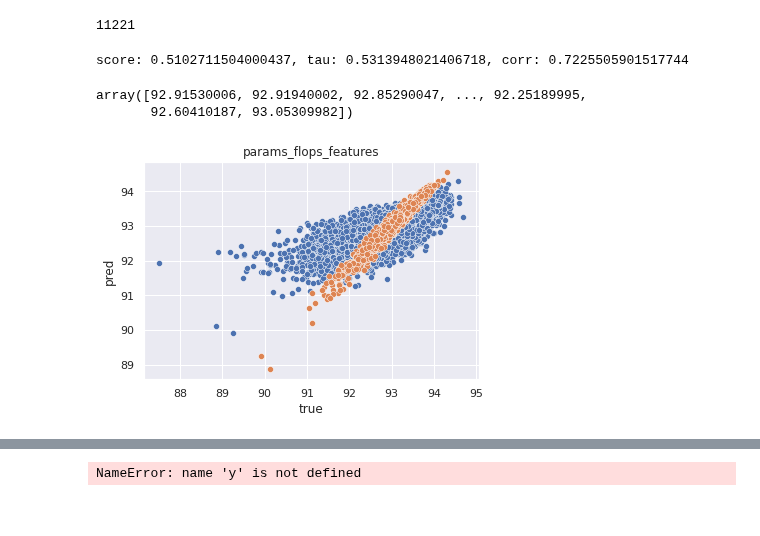
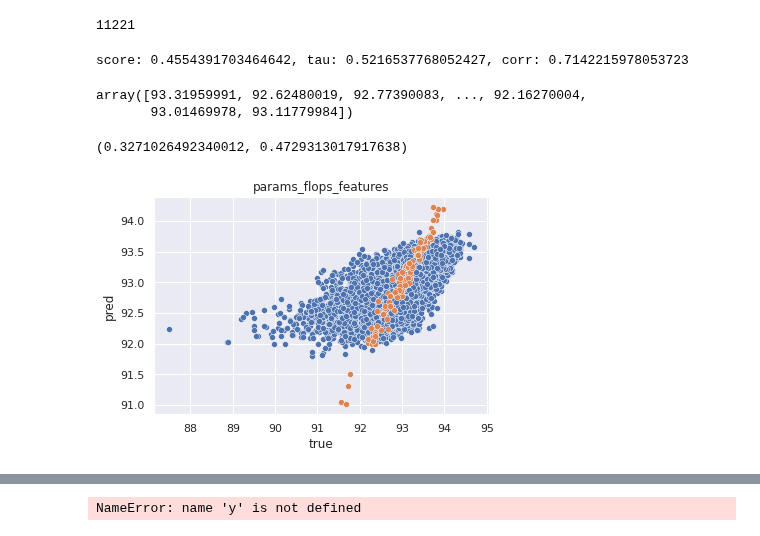
Before and after one commit to gabikadlecova/zc_combine, a Jupyter notebook: features/nb301.ipynb, the cells around one changed output, grey strips where cells are left out. Drawn from its saved outputs; the diff is of its cells as text; code cells hidden in the pictures.

```diff
--- a/features/nb301.ipynb
+++ b/features/nb301.ipynb
@@ -147,11 +130,11 @@ from sklearn.model_selection import train_test_split
 def get_splits(fd, fy, train_size=100, seed=42):
     return train_test_split(fd, fy, random_state=seed, train_size=train_size)
 
-def eval_rf(trx, tex, tryy, tey, n_times=1, random_state=43):
+def eval_rf(trx, tex, tryy, tey, n_times=1, random_state=43, **kwargs):
     res = {'score': [], 'tau': [], 'corr': []}
     rfs = []
     for i in range(n_times):
-        rf = RandomForestRegressor(random_state=random_state + i, n_estimators=100)
+        rf = RandomForestRegressor(random_state=random_state + i, **kwargs)
         rf.fit(trx, tryy)
         res['score'].append(rf.score(tex, tey))
 
@@ -207,15 +190,15 @@ len(data)
 # %% [output]
 11221
 # %%
-ts = 1000
-seed = 43
+ts = 100
+seed = 50
 
 all_proxies = False
 prox_to_include = []
 prox_to_include = ['nwot', 'fisher']
 with_features = True
 
-features = ['op_count', 'min_path_len', 'max_op_on_path', 'node_degree']
+features = ['op_count', 'max_op_on_path', 'node_degree']
 feat_list = features if with_features else []
 
 # proxies to add to data
@@ -223,27 +206,44 @@ def_proxlist = ['params', 'flops'] if prox_to_include is None else ['params', 'f
 prox_list = proxy_cols if all_proxies else def_proxlist
 
 fd, fy = get_dataset(feature_dataset, data, feat_list, prox_list)
+fd = fd[[c for c in fd.columns if 'avg' not in c]]
+#fd = fd[[c for c in fd.columns if c in topcols['feat'].to_numpy()]]
 train_X, test_X, train_y, test_y = get_splits(fd, fy, train_size=ts, seed=seed)
 
-rfs, res = eval_rf(train_X, test_X, train_y, test_y, n_times=5)
+rfs, res = eval_rf(train_X, test_X, train_y, test_y, n_times=5, n_estimators=100)
 print_means(res)
 rf_fitted = rfs[0]
 preds = rf_fitted.predict(fd)
 preds
 # %% [output]
-score: 0.5102711504000437, tau: 0.5313948021406718, corr: 0.7225505901517744
+score: 0.4554391703464642, tau: 0.5216537768052427, corr: 0.7142215978053723
-array([92.91530006, 92.91940002, 92.85290047, ..., 92.25189995,
-       92.60410187, 93.05309982])
+array([93.31959991, 92.62480019, 92.77390083, ..., 92.16270004,
+       93.01469978, 93.11779984])
 # %%
 trainpreds = rf_fitted.predict(train_X)
+testpreds = rf_fitted.predict(test_X)
+# %%
+import sklearn
+
+va, nw = data['val_accs'], data['nwot']
+kendalltau(va, nw)[0], spearmanr(va, nw)[0]
+# %% [output]
+(0.3271026492340012, 0.4729313017917638)
 # %%
-sns.scatterplot(data=pd.DataFrame({'pred': preds, 'true': fy}), x='true', y='pred')
+import seaborn as sns
+import matplotlib.pyplot as plt
+
+
+#sns.scatterplot(data=data, x='val_accs', y='grad_norm')
+#plt.show()
+sns.scatterplot(data=pd.DataFrame({'pred': testpreds, 'true': test_y}), x='true', y='pred')
+#sns.scatterplot(data=pd.DataFrame({'pred': preds, 'true': fy}), x='true', y='pred')
 sns.scatterplot(data=pd.DataFrame({'pred': trainpreds, 'true': train_y}), x='pred', y='true')
 #plt.ylim(70, 95)
 
 plt_name = f"{'all_proxies' if all_proxies else 'params_flops'}_{'features' if with_features else 'no_features'}"
 plt.title(plt_name)
 #plt.savefig(f"tmp/{plt_name}.png")
 plt.show()
 # %% [output]
-[figure, old version]
+[figure, new version]
```
Also changed, not shown: parts of 10 cells of this notebook, 3 other files.
